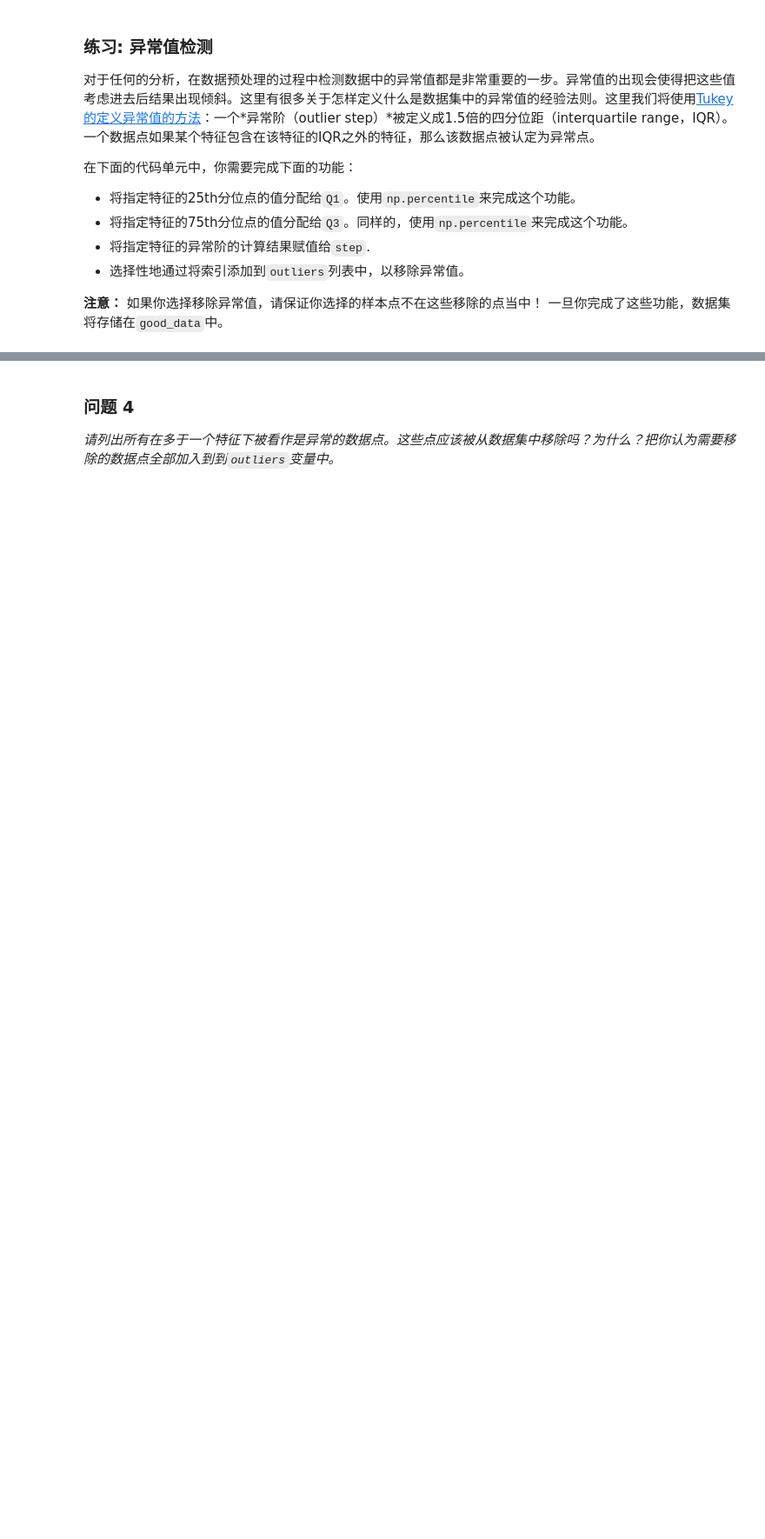
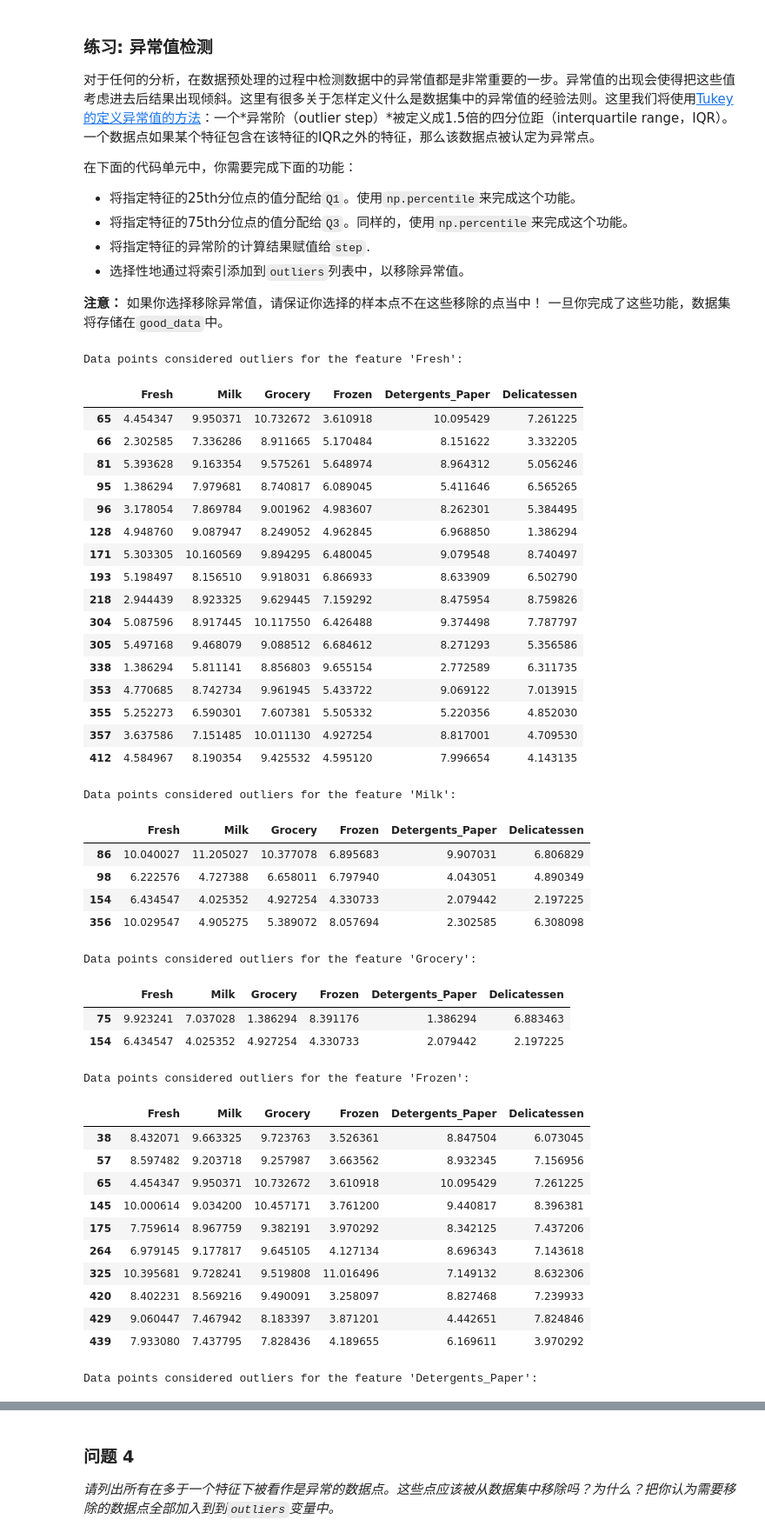
Before and after one commit to blackantchen/creating_customer_segments, a Jupyter notebook: customer_segments.ipynb, the cells around one changed output, grey strips where cells are left out. Shown: that part at 87% size. Cells and saved outputs as stored; diff of their text form; code cells hidden in the pictures; blank space fills up the shorter version.

```diff
--- a/customer_segments.ipynb
+++ b/customer_segments.ipynb
@@ -218,23 +225,82 @@ display(log_samples)
 一旦你完成了这些功能，数据集将存储在`good_data`中。
 # %%
 # 对于每一个特征，找到值异常高或者是异常低的数据点
+outliers_all = []
 for feature in log_data.keys():
 
     # TODO：计算给定特征的Q1（数据的25th分位点）
-    Q1 = None
+    Q1 = np.percentile(log_data[feature], 25)
 
     # TODO：计算给定特征的Q3（数据的75th分位点）
-    Q3 = None
+    Q3 = np.percentile(log_data[feature], 75)
 
     # TODO：使用四分位范围计算异常阶（1.5倍的四分位距）
-    step = None
+    step = (Q3-Q1)*1.5
+
+    min_Q = Q1 - step
+    max_Q = Q3 + step
+
+#     print Q1,Q3,min_Q, max_Q
+
+    # append outdatas's index to outliers
+    outdatas = log_data[~((log_data[feature] >= min_Q) & (log_data[feature] <= max_Q))]
+    outliers_all.extend(outdatas.index.tolist())
 
     # 显示异常点
     print "Data points considered outliers for the feature '{}':".format(feature)
-    display(log_data[~((log_data[feature] >= Q1 - step) & (log_data[feature] <= Q3 + step))])
+#     display(log_data[~((log_data[feature] >= Q1 - step) & (log_data[feature] <= Q3 + step))])
+    display(outdatas)
 
 # 可选：选择你希望移除的数据点的索引
 outliers  = []
+# 删除仅出现一次的点，保留出现过2次或以上的点
+for value in outliers_all:
+    if (outliers_all.count(value) >= 2):
+        if((value not in indices) and (value not in outliers)):
+            outliers.append(value)
+print "outliers:", outliers
 
 # 如果选择了的话，移除异常点
 good_data = log_data.drop(log_data.index[outliers]).reset_index(drop = True)
+# %% [output]
+Data points considered outliers for the feature 'Fresh':
+|  | Fresh | Milk | Grocery | Frozen | Detergents_Paper | Delicatessen |
+| 65 | 4.454347 | 9.950371 | 10.732672 | 3.610918 | 10.095429 | 7.261225 |
+| 66 | 2.302585 | 7.336286 | 8.911665 | 5.170484 | 8.151622 | 3.332205 |
+| 81 | 5.393628 | 9.163354 | 9.575261 | 5.648974 | 8.964312 | 5.056246 |
+| 95 | 1.386294 | 7.979681 | 8.740817 | 6.089045 | 5.411646 | 6.565265 |
+| 96 | 3.178054 | 7.869784 | 9.001962 | 4.983607 | 8.262301 | 5.384495 |
+| 128 | 4.948760 | 9.087947 | 8.249052 | 4.962845 | 6.968850 | 1.386294 |
+| 171 | 5.303305 | 10.160569 | 9.894295 | 6.480045 | 9.079548 | 8.740497 |
+| 193 | 5.198497 | 8.156510 | 9.918031 | 6.866933 | 8.633909 | 6.502790 |
+| 218 | 2.944439 | 8.923325 | 9.629445 | 7.159292 | 8.475954 | 8.759826 |
+| 304 | 5.087596 | 8.917445 | 10.117550 | 6.426488 | 9.374498 | 7.787797 |
+| 305 | 5.497168 | 9.468079 | 9.088512 | 6.684612 | 8.271293 | 5.356586 |
+| 338 | 1.386294 | 5.811141 | 8.856803 | 9.655154 | 2.772589 | 6.311735 |
+| 353 | 4.770685 | 8.742734 | 9.961945 | 5.433722 | 9.069122 | 7.013915 |
+| 355 | 5.252273 | 6.590301 | 7.607381 | 5.505332 | 5.220356 | 4.852030 |
+| 357 | 3.637586 | 7.151485 | 10.011130 | 4.927254 | 8.817001 | 4.709530 |
+| 412 | 4.584967 | 8.190354 | 9.425532 | 4.595120 | 7.996654 | 4.143135 |
+Data points considered outliers for the feature 'Milk':
+|  | Fresh | Milk | Grocery | Frozen | Detergents_Paper | Delicatessen |
+| 86 | 10.040027 | 11.205027 | 10.377078 | 6.895683 | 9.907031 | 6.806829 |
+| 98 | 6.222576 | 4.727388 | 6.658011 | 6.797940 | 4.043051 | 4.890349 |
+| 154 | 6.434547 | 4.025352 | 4.927254 | 4.330733 | 2.079442 | 2.197225 |
+| 356 | 10.029547 | 4.905275 | 5.389072 | 8.057694 | 2.302585 | 6.308098 |
+Data points considered outliers for the feature 'Grocery':
+|  | Fresh | Milk | Grocery | Frozen | Detergents_Paper | Delicatessen |
+| 75 | 9.923241 | 7.037028 | 1.386294 | 8.391176 | 1.386294 | 6.883463 |
+| 154 | 6.434547 | 4.025352 | 4.927254 | 4.330733 | 2.079442 | 2.197225 |
+Data points considered outliers for the feature 'Frozen':
+|  | Fresh | Milk | Grocery | Frozen | Detergents_Paper | Delicatessen |
+| 38 | 8.432071 | 9.663325 | 9.723763 | 3.526361 | 8.847504 | 6.073045 |
+| 57 | 8.597482 | 9.203718 | 9.257987 | 3.663562 | 8.932345 | 7.156956 |
+| 65 | 4.454347 | 9.950371 | 10.732672 | 3.610918 | 10.095429 | 7.261225 |
+| 145 | 10.000614 | 9.034200 | 10.457171 | 3.761200 | 9.440817 | 8.396381 |
+| 175 | 7.759614 | 8.967759 | 9.382191 | 3.970292 | 8.342125 | 7.437206 |
+| 264 | 6.979145 | 9.177817 | 9.645105 | 4.127134 | 8.696343 | 7.143618 |
+| 325 | 10.395681 | 9.728241 | 9.519808 | 11.016496 | 7.149132 | 8.632306 |
+| 420 | 8.402231 | 8.569216 | 9.490091 | 3.258097 | 8.827468 | 7.239933 |
+| 429 | 9.060447 | 7.467942 | 8.183397 | 3.871201 | 4.442651 | 7.824846 |
+| 439 | 7.933080 | 7.437795 | 7.828436 | 4.189655 | 6.169611 | 3.970292 |
+Data points considered outliers for the feature 'Detergents_Paper':
```
Also changed, not shown: parts of 13 cells of this notebook.
